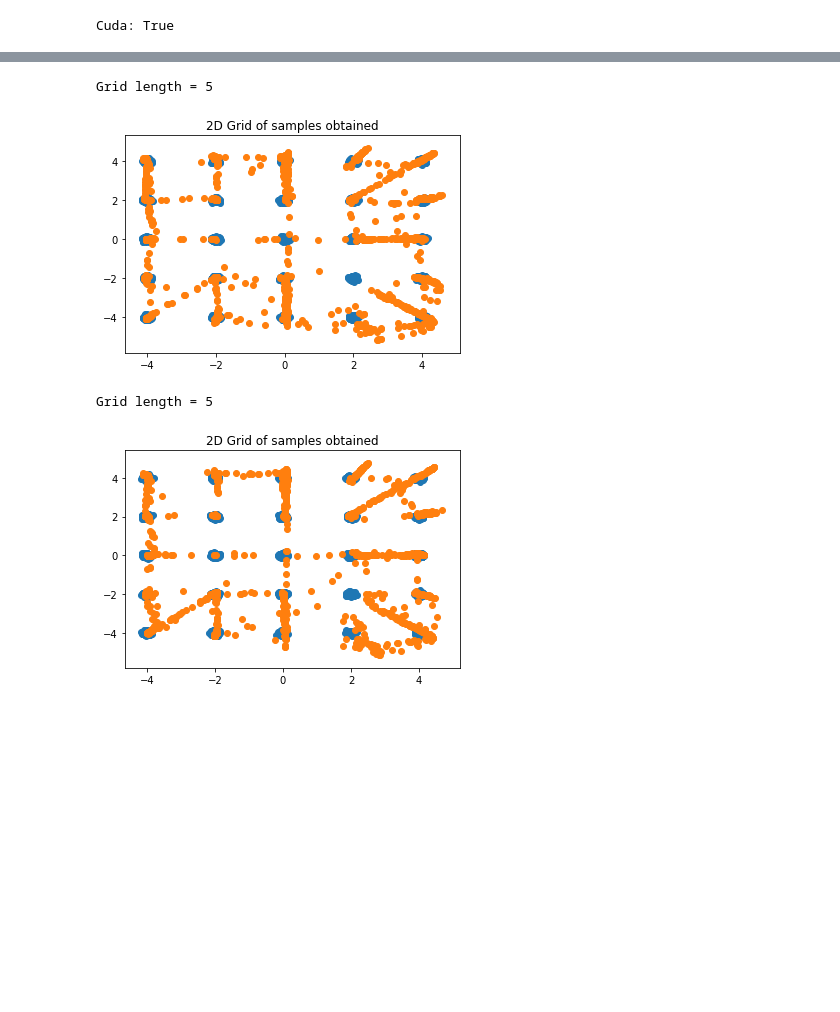
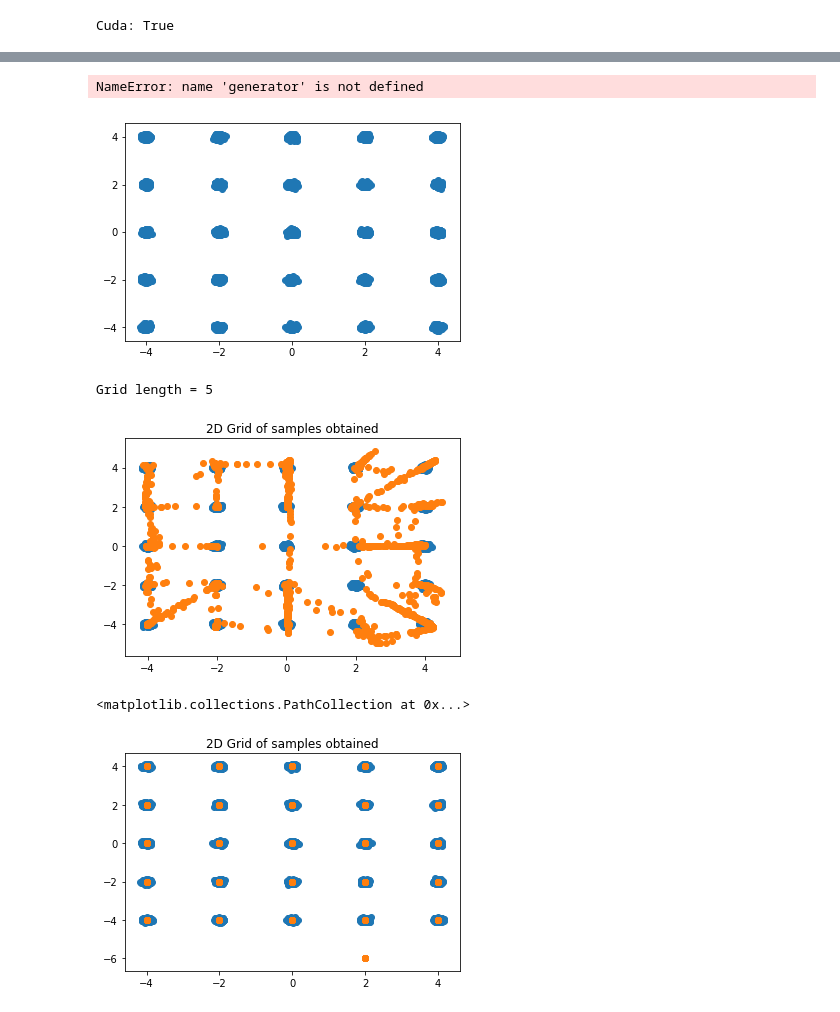
Before and after one commit to narenmanoj/summer-2018-sandbox, a Jupyter notebook: experiments/synthetic/2d_grid.ipynb, the cells around one changed output, grey strips where cells are left out. Saved outputs shown, nothing was run; the diff lists cells and outputs as text; code cells hidden in the pictures; blank space fills up the shorter version.

Commit message:
added latent space visualization

```diff
--- a/experiments/synthetic/2d_grid.ipynb
+++ b/experiments/synthetic/2d_grid.ipynb
@@ -101 +99,9 @@ plt.scatter(x, y)
+# %%
+# experiment parameters
+num_samples = 10000 # for plotting
+num_epochs = 10000
+num_samples_per_batch = 500
+grid_length = 5
+var = 0.0025
+latent_dim = 2
 # %%
@@ -217,8 +200,8 @@ plt.scatter(x_sampled, y_sampled)
 
 print("Grid length = %d" % grid_length)
 # %% [output]
-Grid length = 5
+NameError: name 'generator' is not defined
-[figure, old version]
+[figure, new version]
 # %%
 # save the model
 torch.save(generator.state_dict(), "good_generator_2018_07_11")
@@ -247,4 +230,37 @@ plt.scatter(x_sampled, y_sampled)
 print("Grid length = %d" % grid_length)
 # %% [output]
 Grid length = 5
-[figure, old version]
+[figure, new version]
+# %%
+# implement the classification function which sends
+# each point to its closest center. each center is
+# (2x, 2y) for some x, y \in {-2, -1, 0, 1, 2}
+def classification_function(point):
+    x, y = point[0], point[1]
+    def send_to_nearest_even(x):
+        p1 = int(x)
+        if p1 % 2 == 0:
+            return p1
+        if p1 >= 1:
+            return p1 + 1
+        return p1 - 1
+    return send_to_nearest_even(x), send_to_nearest_even(y)
+
+# and observe the classification function on samples from generator
+plt.clf()
+real_samples = sample_from_2dgrid(grid_length=grid_length, num_samples=num_samples)
+x = [real_samples[i][0] for i in range(num_samples)]
+y = [real_samples[i][1] for i in range(num_samples)]
+plt.scatter(x, y)
+
+num_samples_to_test = 2000
+z = Variable(Tensor(np.random.normal(0, 1, (num_samples_to_test, latent_dim))))
+np_samples = loaded_gen(z).cpu().detach().numpy()
+np_samples = [classification_function(sample) for sample in np_samples]
+x_sampled = [sample[0] for sample in np_samples]
+y_sampled = [sample[1] for sample in np_samples]
+plt.title("2D Grid of samples obtained")
+plt.scatter(x_sampled, y_sampled)
+# %% [output]
+<matplotlib.collections.PathCollection at 0x...>
+[figure, added]
```
Also changed, not shown: parts of 4 cells of this notebook.
